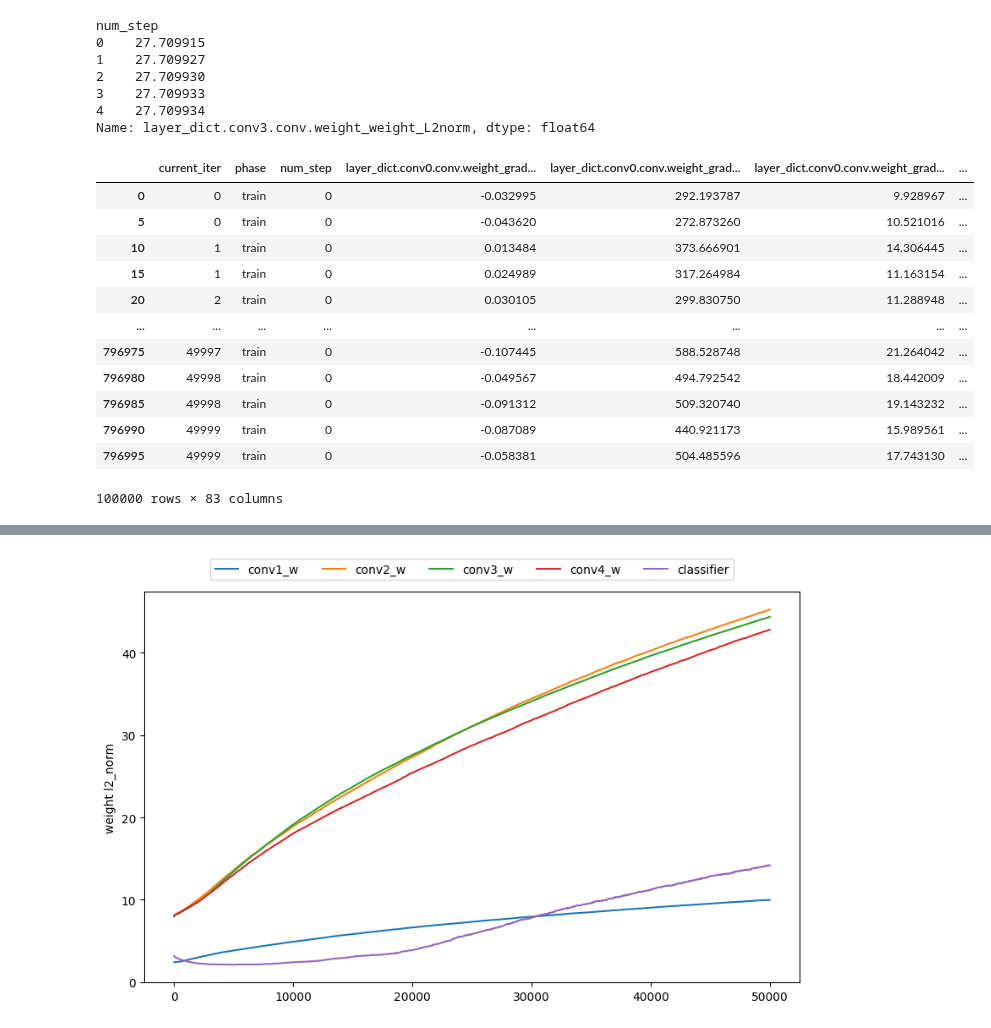
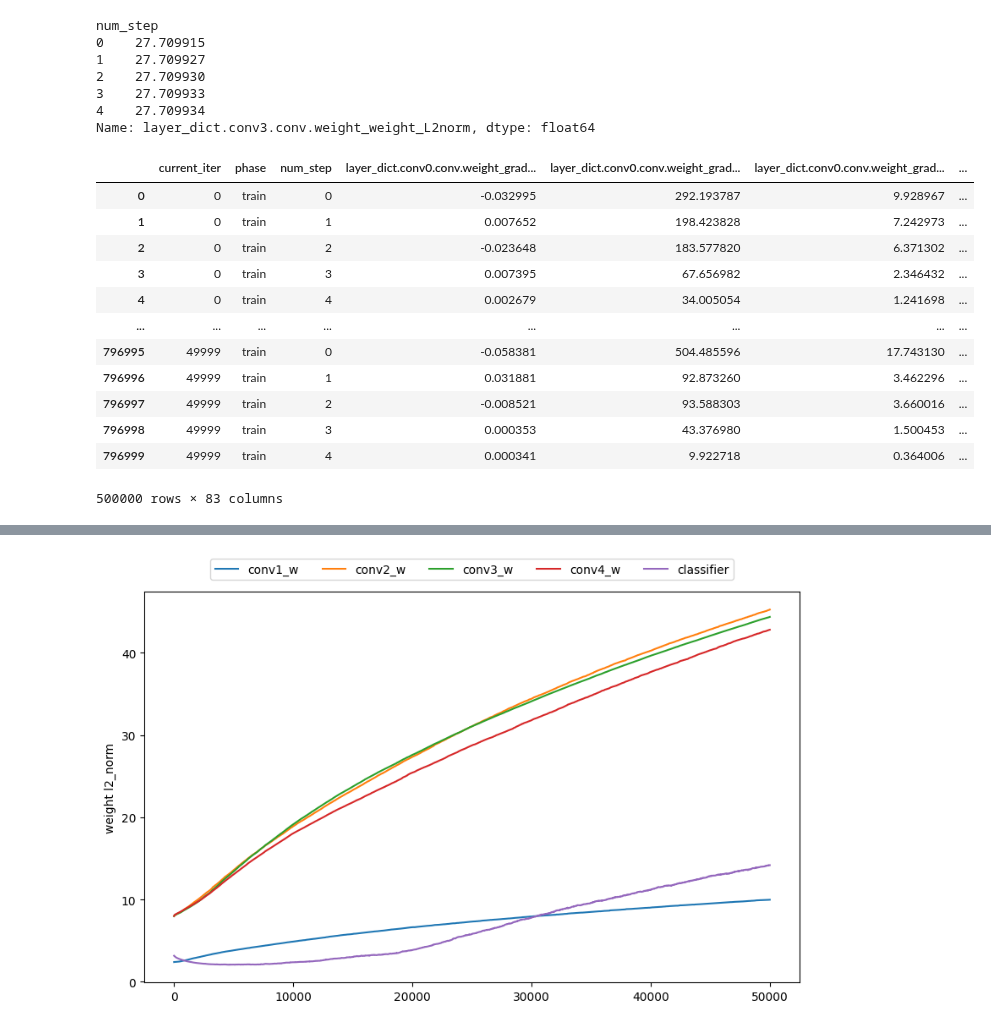
Before and after one commit to SKKUJMLim/MAML, a Jupyter notebook: Test_jupyternotebook/MAML_by_step_norm_analysis.ipynb, the cells around one changed output, grey strips where cells are left out. Cells and saved outputs as stored; diff of their text form; code cells hidden in the pictures.

```diff
--- a/Test_jupyternotebook/MAML_by_step_norm_analysis.ipynb
+++ b/Test_jupyternotebook/MAML_by_step_norm_analysis.ipynb
@@ -60,21 +64,22 @@ num_step
 4    27.709934
 Name: layer_dict.conv3.conv.weight_weight_L2norm, dtype: float64
 # %%
-specific_column_values = norm_info_train[norm_info_train['num_step'] == 0]
+# specific_column_values = norm_info_train[norm_info_train['num_step'] == 0]
+specific_column_values = norm_info_train
 specific_column_values
 # %% [output]
 |  | current_iter | phase | num_step | layer_dict.conv0.conv.weight_grad... | layer_dict.conv0.conv.weight_grad... | layer_dict.conv0.conv.weight_grad... | ... |
 | 0 | 0 | train | 0 | -0.032995 | 292.193787 | 9.928967 | ... |
-| 5 | 0 | train | 0 | -0.043620 | 272.873260 | 10.521016 | ... |
-| 10 | 1 | train | 0 | 0.013484 | 373.666901 | 14.306445 | ... |
-| 15 | 1 | train | 0 | 0.024989 | 317.264984 | 11.163154 | ... |
-| 20 | 2 | train | 0 | 0.030105 | 299.830750 | 11.288948 | ... |
+| 1 | 0 | train | 1 | 0.007652 | 198.423828 | 7.242973 | ... |
+| 2 | 0 | train | 2 | -0.023648 | 183.577820 | 6.371302 | ... |
+| 3 | 0 | train | 3 | 0.007395 | 67.656982 | 2.346432 | ... |
+| 4 | 0 | train | 4 | 0.002679 | 34.005054 | 1.241698 | ... |
 | ... | ... | ... | ... | ... | ... | ... | ... |
-| 796975 | 49997 | train | 0 | -0.107445 | 588.528748 | 21.264042 | ... |
-| 796980 | 49998 | train | 0 | -0.049567 | 494.792542 | 18.442009 | ... |
-| 796985 | 49998 | train | 0 | -0.091312 | 509.320740 | 19.143232 | ... |
-| 796990 | 49999 | train | 0 | -0.087089 | 440.921173 | 15.989561 | ... |
 | 796995 | 49999 | train | 0 | -0.058381 | 504.485596 | 17.743130 | ... |
+| 796996 | 49999 | train | 1 | 0.031881 | 92.873260 | 3.462296 | ... |
+| 796997 | 49999 | train | 2 | -0.008521 | 93.588303 | 3.660016 | ... |
+| 796998 | 49999 | train | 3 | 0.000353 | 43.376980 | 1.500453 | ... |
+| 796999 | 49999 | train | 4 | 0.000341 | 9.922718 | 0.364006 | ... |
-100000 rows × 83 columns
+500000 rows × 83 columns
 # %%
 gr = specific_column_values.groupby('current_iter').mean()
```
Also changed, not shown: parts of 7 cells of this notebook, 3 other files.
